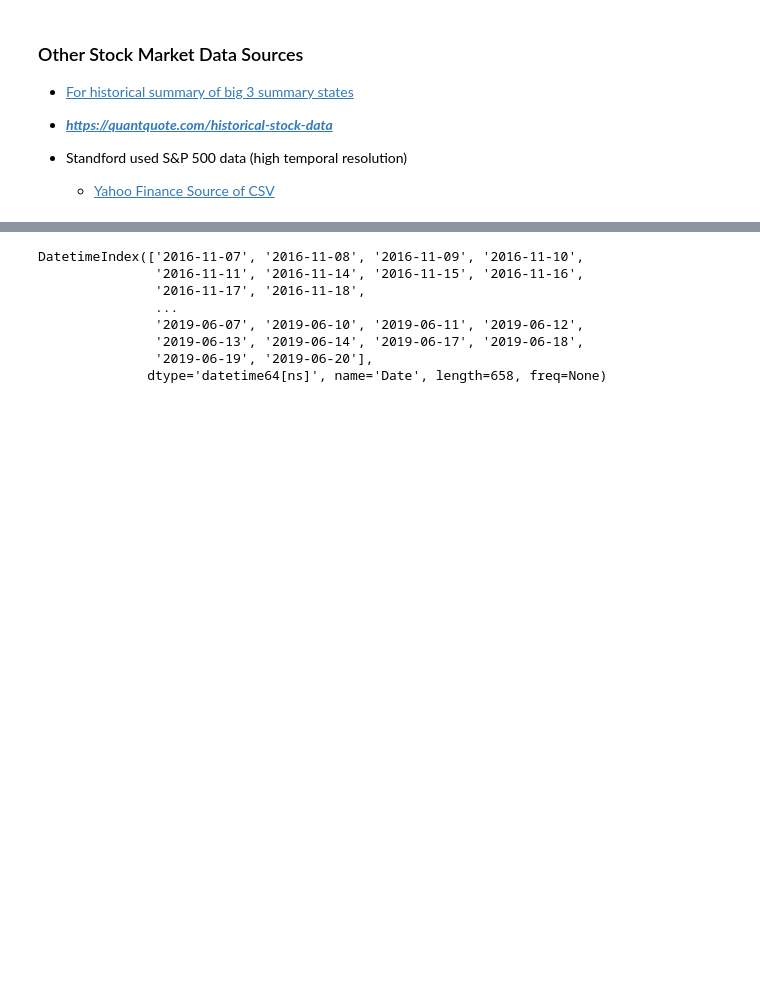
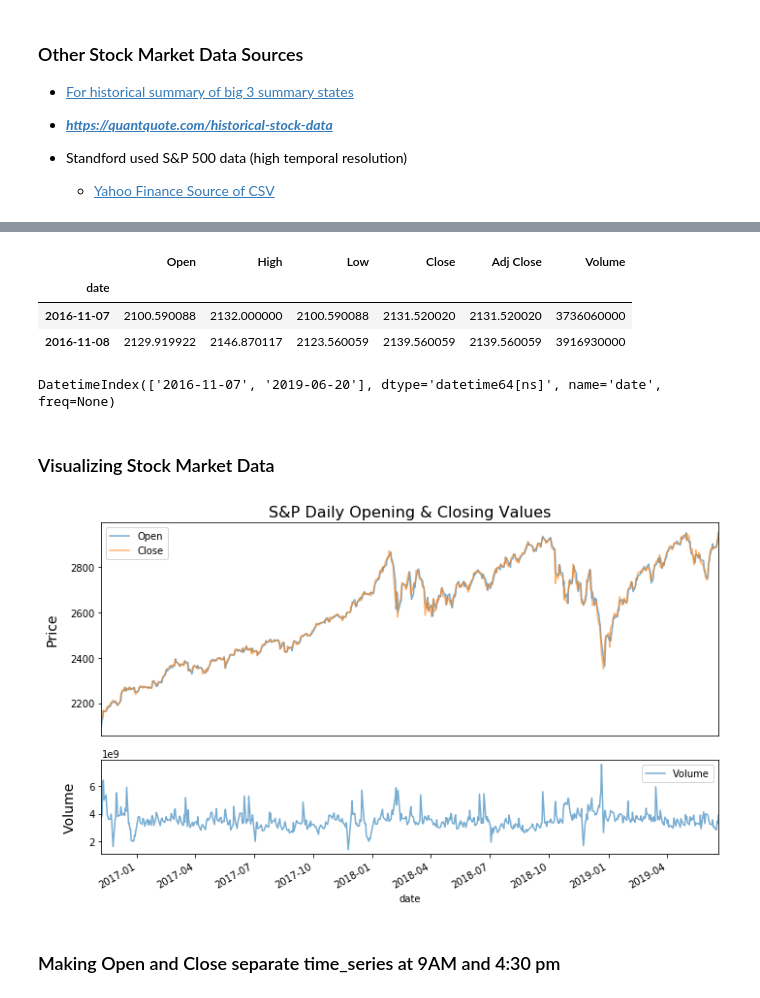
Before and after one commit to jirvingphd/dsc-5-capstone-project-online-ds-ft-021119, a Jupyter notebook: mod_5_final_project_wip.ipynb, the cells around one changed output, grey strips where cells are left out. Cells and saved outputs as stored; diff of their text form; code cells hidden in the pictures; blank space fills up the shorter version.

```diff
--- a/mod_5_final_project_wip.ipynb
+++ b/mod_5_final_project_wip.ipynb
@@ -888,15 +880,37 @@ twitter_df.head()
 # %%
 # Yahoo data source
 stocks_df = pd.read_excel('data/yahoo_finance_S&P500_GSPC_11062016_to_06192019.xlsx')
-stocks_df.set_index('Date',inplace=True)
-stocks_df.head()
-stocks_df.index
+stocks_df.rename(axis=1,mapper={'Date':'date'}, inplace=True)
+stocks_df.set_index('date',inplace=True)
+display(stocks_df.head(2))
+stocks_df.index[[0,-1]]
 # %% [output]
+|  | Open | High | Low | Close | Adj Close | Volume |
+| date |  |  |  |  |  |  |
+| 2016-11-07 | 2100.590088 | 2132.000000 | 2100.590088 | 2131.520020 | 2131.520020 | 3736060000 |
+| 2016-11-08 | 2129.919922 | 2146.870117 | 2123.560059 | 2139.560059 | 2139.560059 | 3916930000 |
-DatetimeIndex(['2016-11-07', '2016-11-08', '2016-11-09', '2016-11-10',
-               '2016-11-11', '2016-11-14', '2016-11-15', '2016-11-16',
-               '2016-11-17', '2016-11-18',
-               ...
-               '2019-06-07', '2019-06-10', '2019-06-11', '2019-06-12',
-               '2019-06-13', '2019-06-14', '2019-06-17', '2019-06-18',
-               '2019-06-19', '2019-06-20'],
-              dtype='datetime64[ns]', name='Date', length=658, freq=None)
+DatetimeIndex(['2016-11-07', '2019-06-20'], dtype='datetime64[ns]', name='date', freq=None)
+# %% [markdown]
+### Visualizing Stock Market Data
+# %%
+# mpl.rcParams['figure.figsize'] = (12,8)
+fig,_ = plt.subplots(figsize=(10,6), sharex=True)
+ax = plt.subplot2grid((3, 1), (0, 0), rowspan=2, fig=fig)
+ax2 = plt.subplot2grid((3, 1), (2, 0), rowspan=1,fig=fig)
+
+stocks_df[['Open','Close']].plot(alpha=0.6, ax=ax)
+ax.set_title('S&P Daily Opening & Closing Values',fontsize=16);
+ax.set_ylabel('Price', fontsize=14, labelpad=12)
+ax.set_xticks([])
+ax.set_xlabel('')
+
+stocks_df['Volume'].plot(alpha=0.6,label='Volume', ax=ax2)
+ax2.set_ylabel('Volume', fontsize=14, labelpad=12)
+
+
+plt.legend()
+plt.tight_layout()
+# %% [output]
+[figure, added]
+# %% [markdown]
+### Making Open and Close separate time_series at 9AM and 4:30 pm
```
Also changed, not shown: parts of 36 cells of this notebook, 3 other files.
